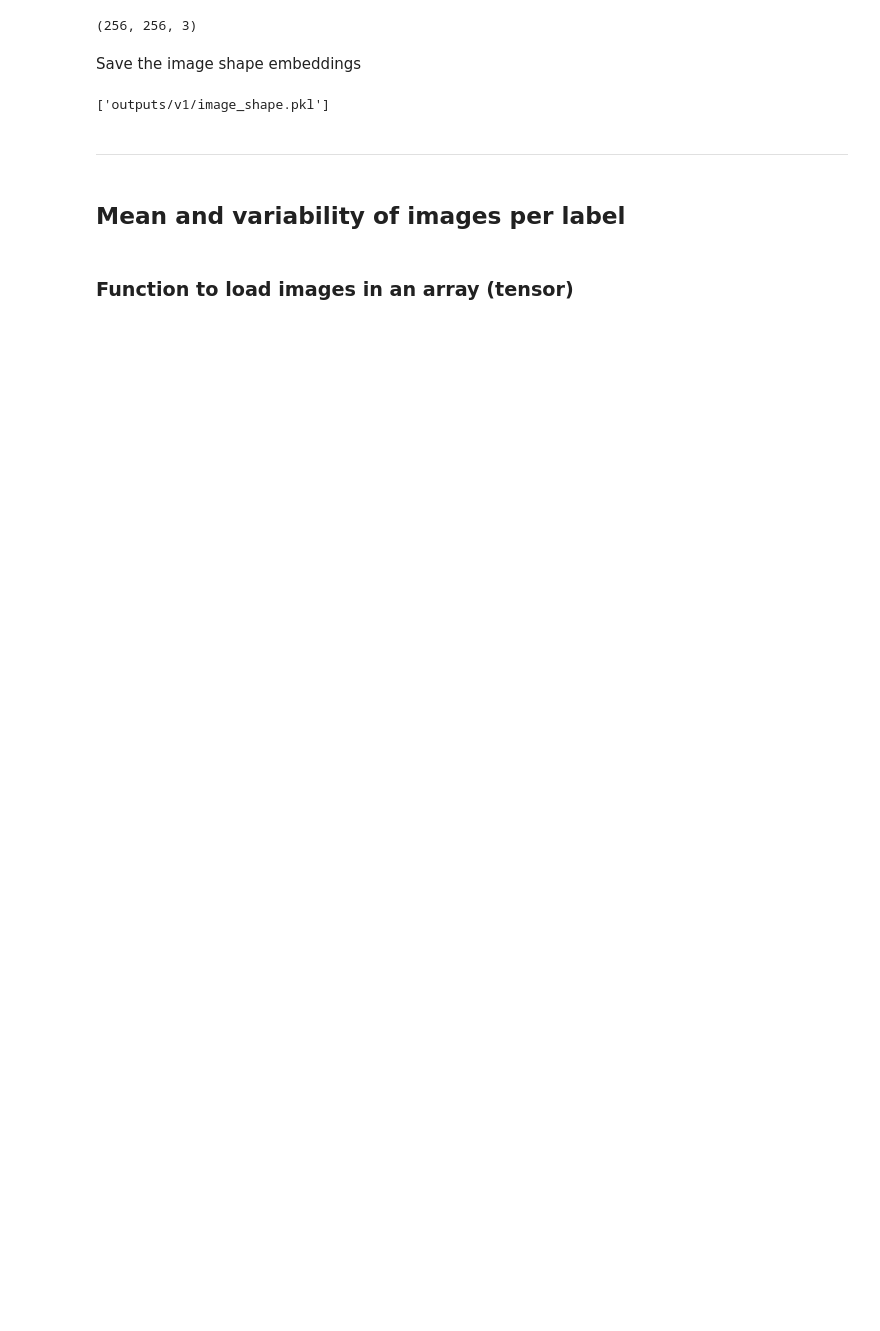
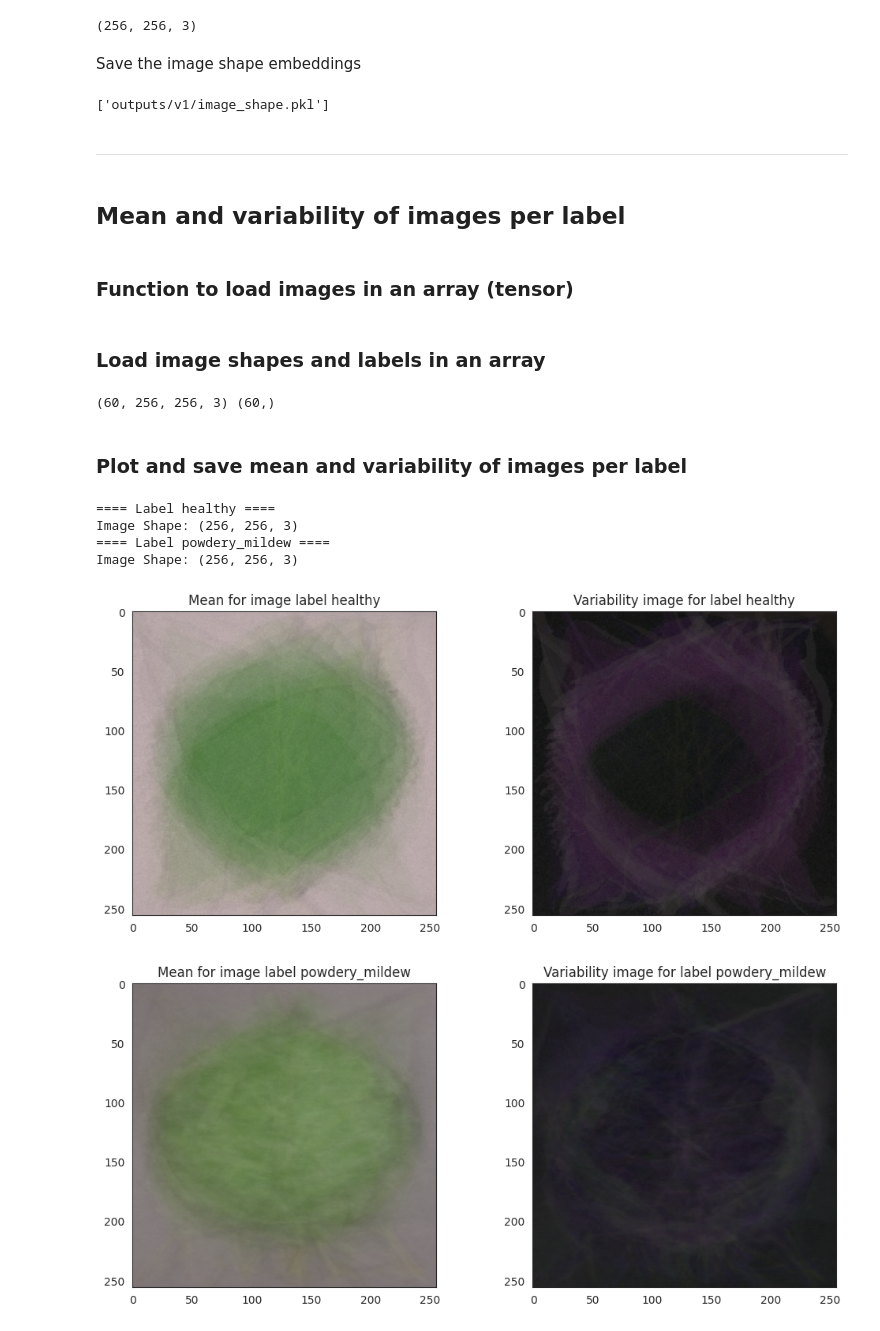
Before and after one commit to IainJackson90/pp5-mildew-detection, a Jupyter notebook: jupyter_notebooks/DataVisualization.ipynb, the cells around one changed output. Saved outputs shown, nothing was run; the diff lists cells and outputs as text; code cells hidden in the pictures; blank space fills up the shorter version.

Commit message:
Add: mean and variability of images per label

```diff
--- a/jupyter_notebooks/DataVisualization.ipynb
+++ b/jupyter_notebooks/DataVisualization.ipynb
@@ -163,3 +163,58 @@ def image_load_as_array(my_data_dir, new_size=(50, 50), n_images_per_label=25):
                 counter += 1
 
     return X, y
+# %% [markdown]
+### Load image shapes and labels in an array
+# %%
+X, y = image_load_as_array(my_data_dir=train_path,
+                           new_size=image_shape,
+                           imgs_per_label=30)
+print(X.shape, y.shape)
+# %% [output]
+(60, 256, 256, 3) (60,)
+# %% [markdown]
+### Plot and save mean and variability of images per label
+# %%
+def plot_average_variability_per_labels(X, y, figsize=(12, 5), save_img=False):
+    """
+    The pseudo-code for the function is:
+    * Iterate through each label.
+    * Extract a subset of an array corresponding to each label
+    * Compute the average and standard deviation for the subset.
+    * Generate a figure that shows the mean and variability of the images.
+    * Save the generated figure as an image file.
+    """
+
+    for selected_label in np.unique(y):
+        sns.set_style("white")
+
+        y = y.reshape(-1, 1, 1)
+        boolean_mask = np.any(y == selected_label, axis=1).reshape(-1)
+        arr = X[boolean_mask]
+
+        avg_img = np.mean(arr, axis=0)
+        std_img = np.std(arr, axis=0)
+        print(f"==== Label {selected_label} ====")
+        print(f"Image Shape: {avg_img.shape}")
+        fig, axes = plt.subplots(nrows=1, ncols=2, figsize=figsize)
+        axes[0].set_title(f"Mean for image label {selected_label}")
+        axes[0].imshow(avg_img, cmap='gray')
+        axes[1].set_title(f"Variability image for label {selected_label}")
+        axes[1].imshow(std_img, cmap='gray')
+
+        if save_img:
+            plt.savefig(f"{file_path}/avg_var_{selected_label}.png",
+                        bbox_inches='tight', dpi=150)
+        else:
+            plt.tight_layout()
+            plt.show()
+            print("\n")
+# %%
+plot_average_variability_per_labels(X=X, y=y, figsize=(12, 5), save_img=True)
+# %% [output]
+==== Label healthy ====
+Image Shape: (256, 256, 3)
+==== Label powdery_mildew ====
+Image Shape: (256, 256, 3)
+[figure, added]
+[figure, added]
```
Also changed, not shown: parts of 1 cell of this notebook, 2 other files.
